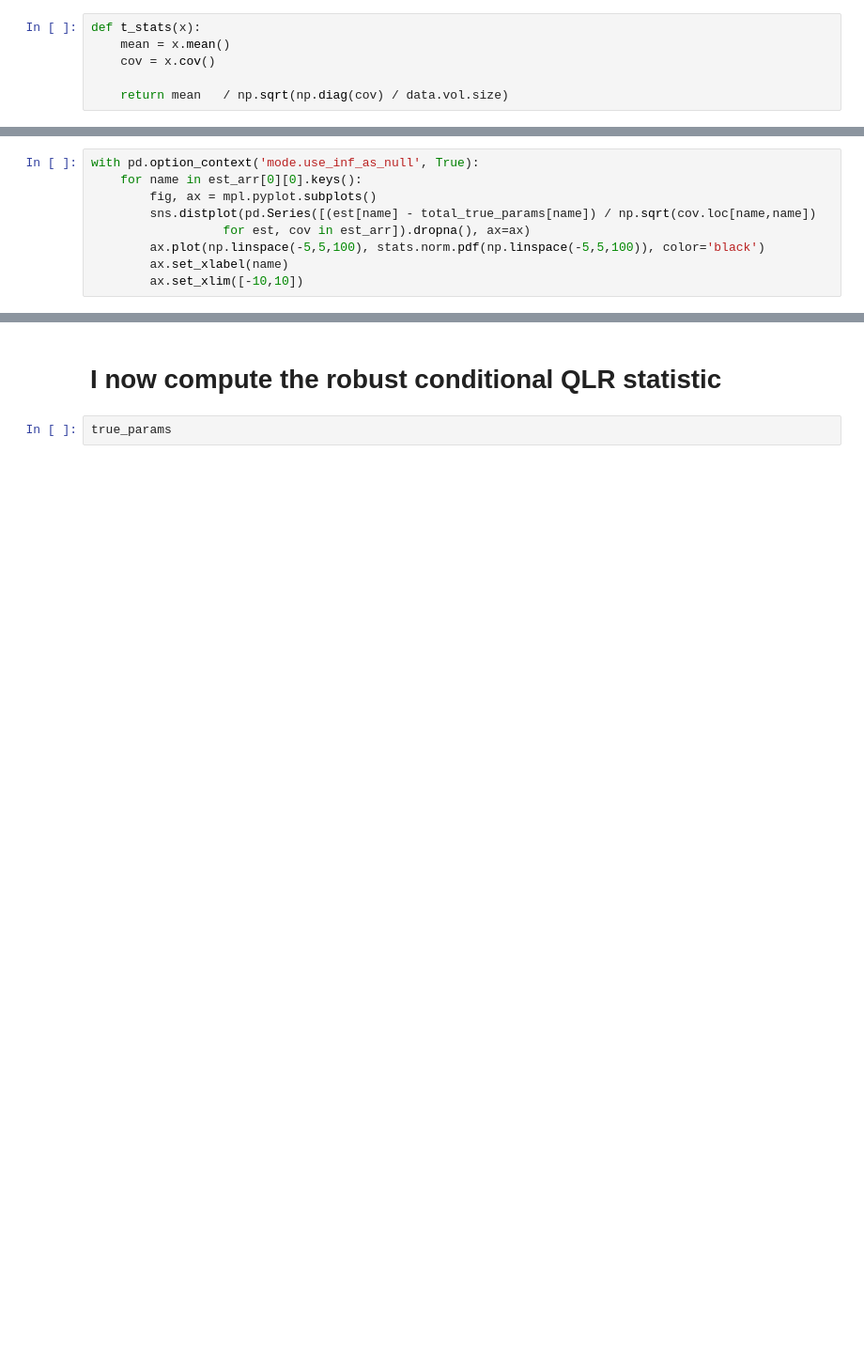
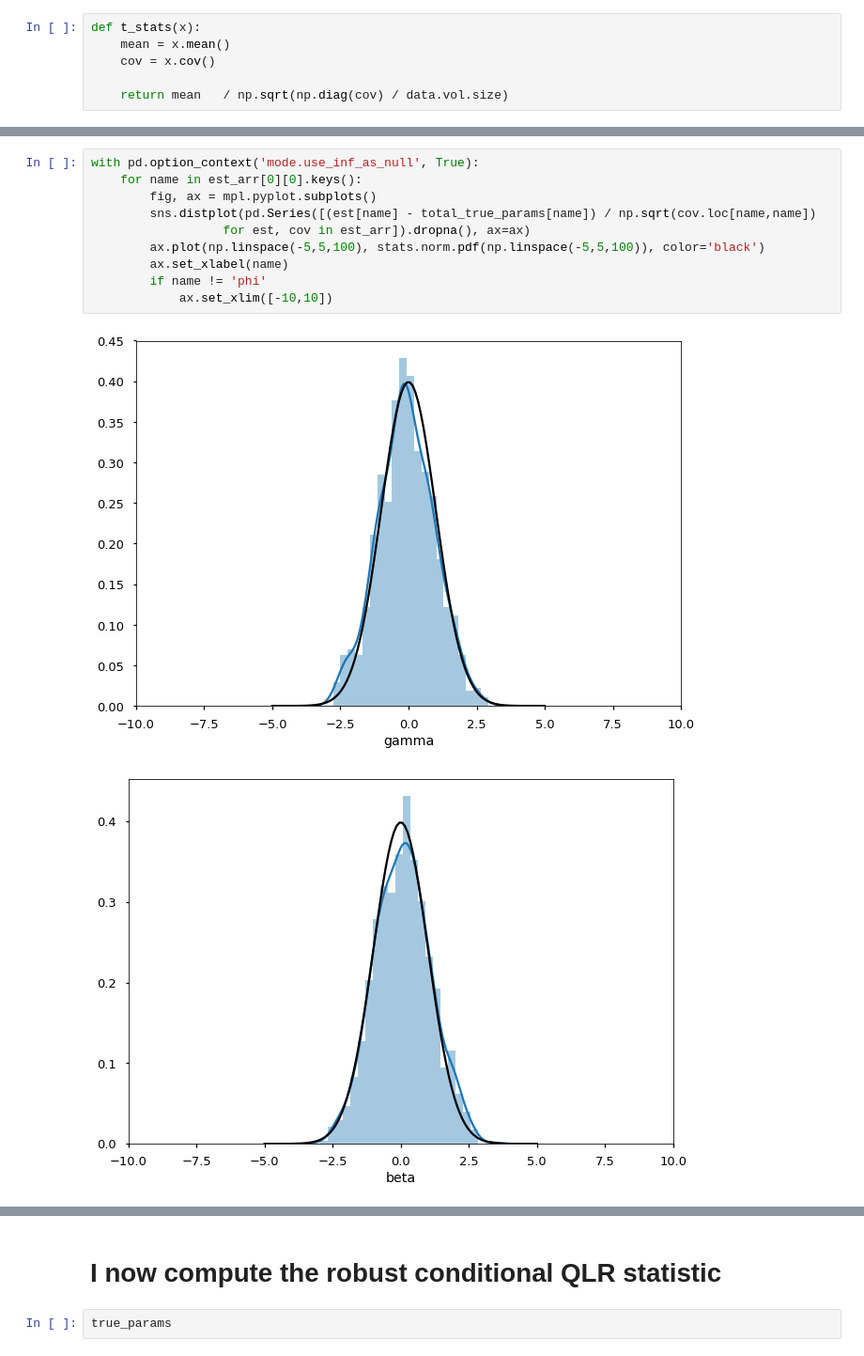
Before and after one commit to sangrey/RiskPriceInference, a Jupyter notebook: volpriceinference/simulations.ipynb, the cells around one changed output, grey strips where cells are left out. Shown at 94% size. Drawn from its saved outputs; the diff is of its cells as text; blank space fills up the shorter version.

```diff
--- a/volpriceinference/simulations.ipynb
+++ b/volpriceinference/simulations.ipynb
@@ -151,9 +173,13 @@ for name, moment in moment_data.items():
 # %%
 with pd.option_context('mode.use_inf_as_null', True):
     for name in est_arr[0][0].keys():
         fig, ax = mpl.pyplot.subplots()
         sns.distplot(pd.Series([(est[name] - total_true_params[name]) / np.sqrt(cov.loc[name,name])
                   for est, cov in est_arr]).dropna(), ax=ax)
         ax.plot(np.linspace(-5,5,100), stats.norm.pdf(np.linspace(-5,5,100)), color='black')
         ax.set_xlabel(name)
-        ax.set_xlim([-10,10])
+        if name != 'phi'
+            ax.set_xlim([-10,10])
+# %% [output]
+[figure, added]
+[figure, added]
```
Also changed, not shown: parts of 22 cells of this notebook, 15 other files.
